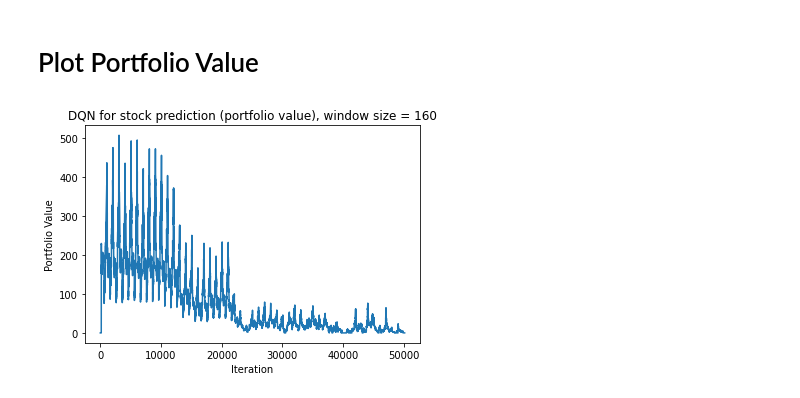
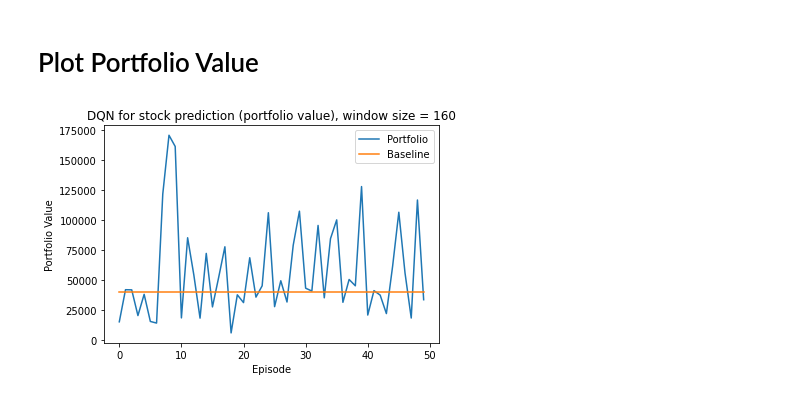
Before and after one commit to MohamedElgharbawy/rl-stock-predictor, a Jupyter notebook: src/training.ipynb, the cells around one changed output. Cells and saved outputs as stored; diff of their text form; code cells hidden in the pictures.

```diff
--- a/src/training.ipynb
+++ b/src/training.ipynb
@@ -11,6 +11,8 @@ WINDOW_SIZE = 160
 agent = Agent(state_size=WINDOW_SIZE,action_size=1)
 # TODO: Set up for every symbol
 env = TradingEnv("F", window_size=WINDOW_SIZE)
+starting_amount = env.starting_amount
+allowance = env.allowance_per_day
 # %% [output]
 A value is trying to be set on a copy of a slice from a DataFrame.
 Try using .loc[row_indexer,col_indexer] = value instead
@@ -79,15 +77,15 @@ plt.show()
 # %% [markdown]
 # Plot Portfolio Value
-# %%
-fig = plt.figure()
-ax = fig.add_subplot(111)
-plt.plot(np.arange(len(portfolio_values)), portfolio_values)
-plt.ylabel("Portfolio Value")
-plt.xlabel("Iteration")
-plt.title(f"DQN for stock prediction (portfolio value), window size = {WINDOW_SIZE}")
-plt.show()
-# %% [output]
-[figure, removed]
+# %%
+plt.plot(portfolio_values, label="Portfolio")
+plt.plot([starting_amount + 1000*allowance for _ in range(50)], label="Baseline")
+plt.legend()
+plt.ylabel("Portfolio Value")
+plt.xlabel("Episode")
+plt.title(f"DQN for stock prediction (portfolio value), window size = {WINDOW_SIZE}")
+plt.show()
+# %% [output]
+[figure, added]
 # %%
 dataset = pd.read_csv("./data/processed/final_dataset.csv")
 symbols = dataset.Symbol.unique()
```
Also changed, not shown: parts of 3 cells of this notebook, 1 other file.
